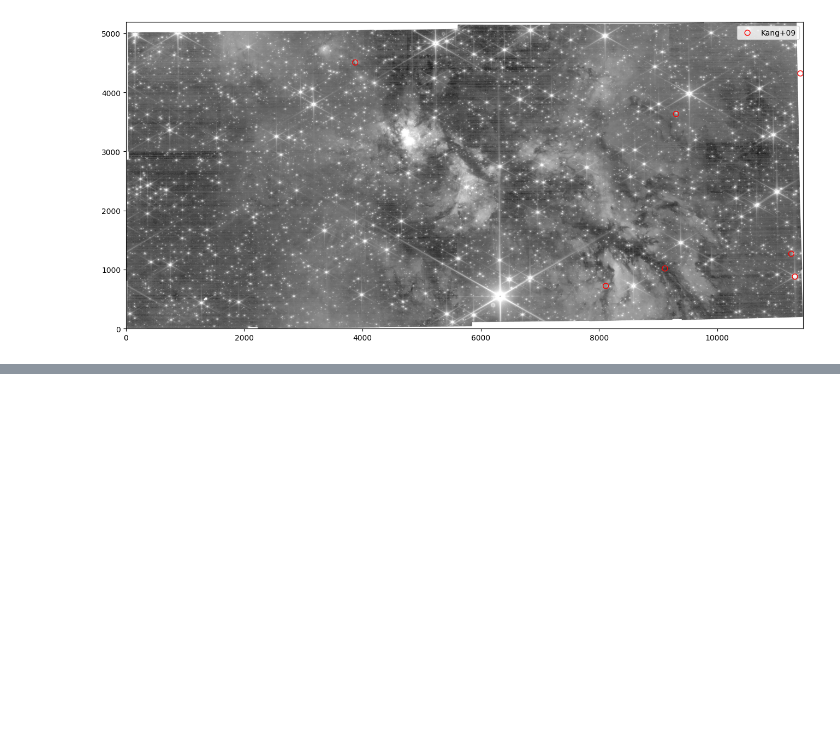
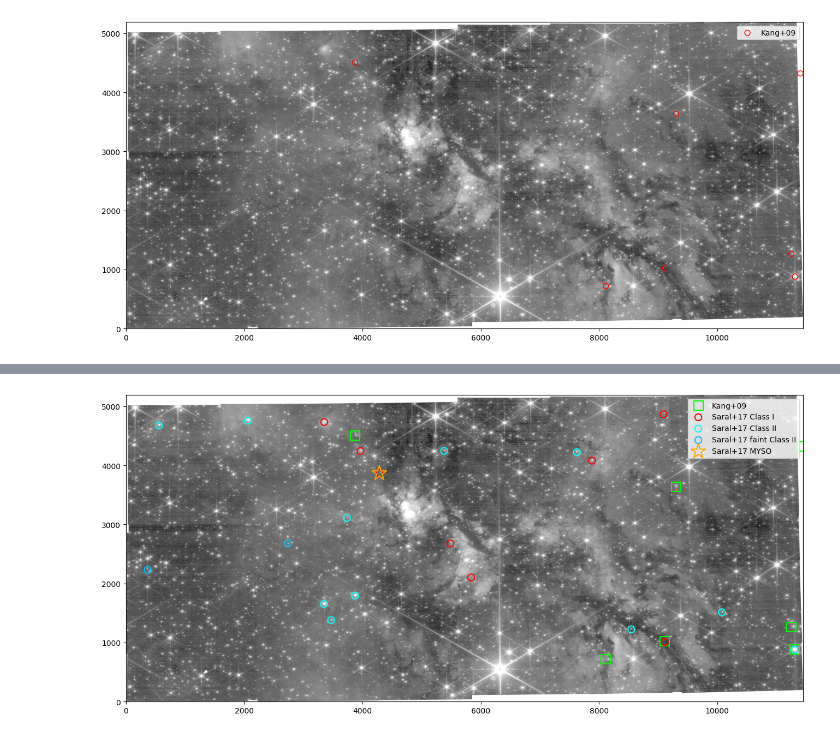
Before and after one commit to tyoo37/w51_nircam, a Jupyter notebook: analysis/kang09.ipynb, the cells around one changed output, grey strips where cells are left out. Drawn from its saved outputs; the diff is of its cells as text; code cells hidden in the pictures; blank space fills up the shorter version.

```diff
--- a/analysis/kang09.ipynb
+++ b/analysis/kang09.ipynb
@@ -96,0 +172,21 @@ for x, y, stage, class1, class2 in zip(pixcoord_kang09_inside[0], pixcoord_kang0
+# %%
+saral17_colors = {0: 'magenta', 1: 'red', 2: 'cyan', 3: 'yellow', 4: 'orange', 5: 'deepskyblue', 6: 'gold'}
+
+fig = plt.figure(figsize=(16, 16))
+ax = fig.add_subplot(111)
+ax.imshow(img_f140m, origin='lower', cmap='gray', norm=norm)
+ax.scatter(pixcoord_kang09[0][idx_inside], pixcoord_kang09[1][idx_inside], s=150, marker='s',
+           edgecolor='lime', facecolor='none', lw=1.5, label='Kang+09')
+x_s, y_s = pixcoord_saral17[0][idx_inside_saral17], pixcoord_saral17[1][idx_inside_saral17]
+for cl in np.unique(saral17_inside['Class']):
+    sel = saral17_inside['Class'] == cl
+    ax.scatter(x_s[sel], y_s[sel], s=80, edgecolor=saral17_colors[cl], facecolor='none', lw=1.5,
+               label=f'Saral+17 {saral17_class_names[cl]}')
+ax.scatter(pixcoord_saral17_myso[0][idx_inside_saral17_myso], pixcoord_saral17_myso[1][idx_inside_saral17_myso],
+           s=400, marker='*', edgecolor='orange', facecolor='none', lw=1.5, label='Saral+17 MYSO')
+ax.legend(loc='upper right')
+ax.set_xlim(0, img_f140m.shape[1])
+ax.set_ylim(0, img_f140m.shape[0])
+plt.show()
+# %% [output]
+[figure, added]
```
Also changed, not shown: parts of 5 cells of this notebook, 12 other files.
